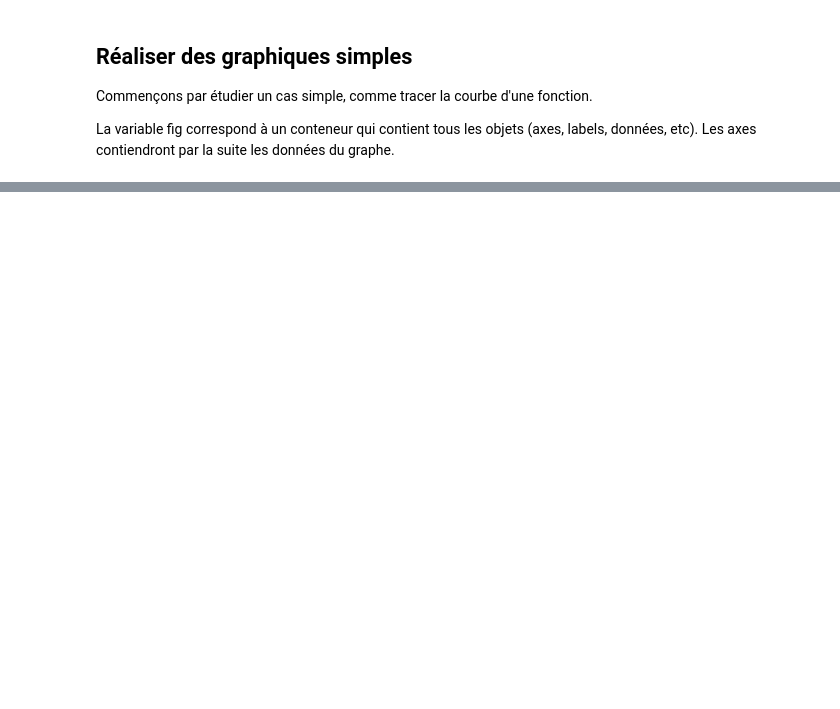
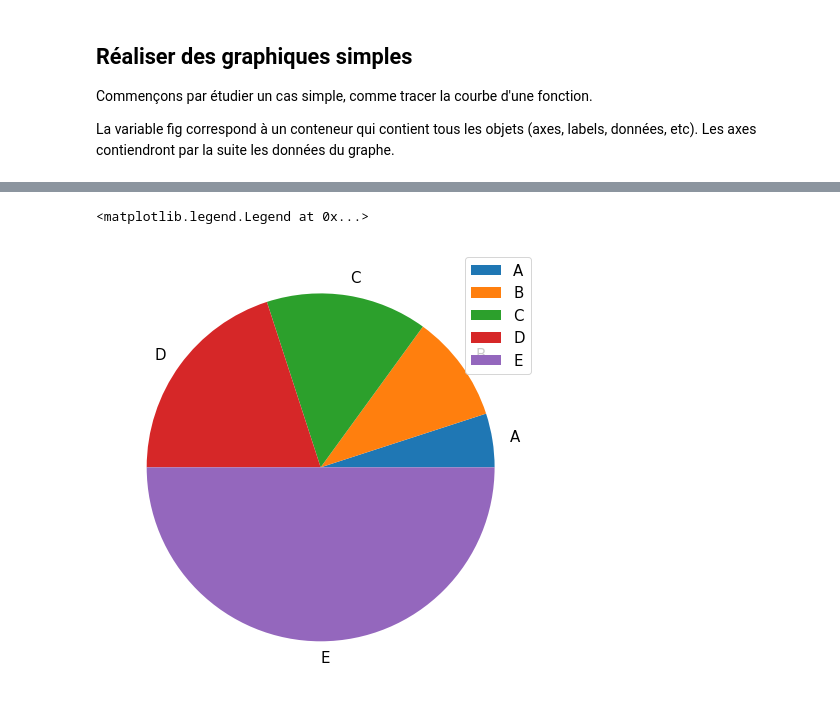
Before and after one commit to sophietheis/CoursPython, a Jupyter notebook: 05-Matplotlib.ipynb, the cells around one changed output, grey strips where cells are left out. Saved outputs shown, nothing was run; the diff lists cells and outputs as text; code cells hidden in the pictures; blank space fills up the shorter version.

```diff
--- a/05-Matplotlib.ipynb
+++ b/05-Matplotlib.ipynb
@@ -49,0 +94,8 @@ ax = ax.set(xlabel='x', ylabel='sin(x)')
+# %%
+plt.figure(figsize = (8, 8))
+x = [1, 2, 3, 4, 10]
+plt.pie(x, labels = ['A', 'B', 'C', 'D', 'E'])
+plt.legend()
+# %% [output]
+<matplotlib.legend.Legend at 0x...>
+[figure, added]
```
Also changed, not shown: parts of 6 cells of this notebook, 25 other files.
